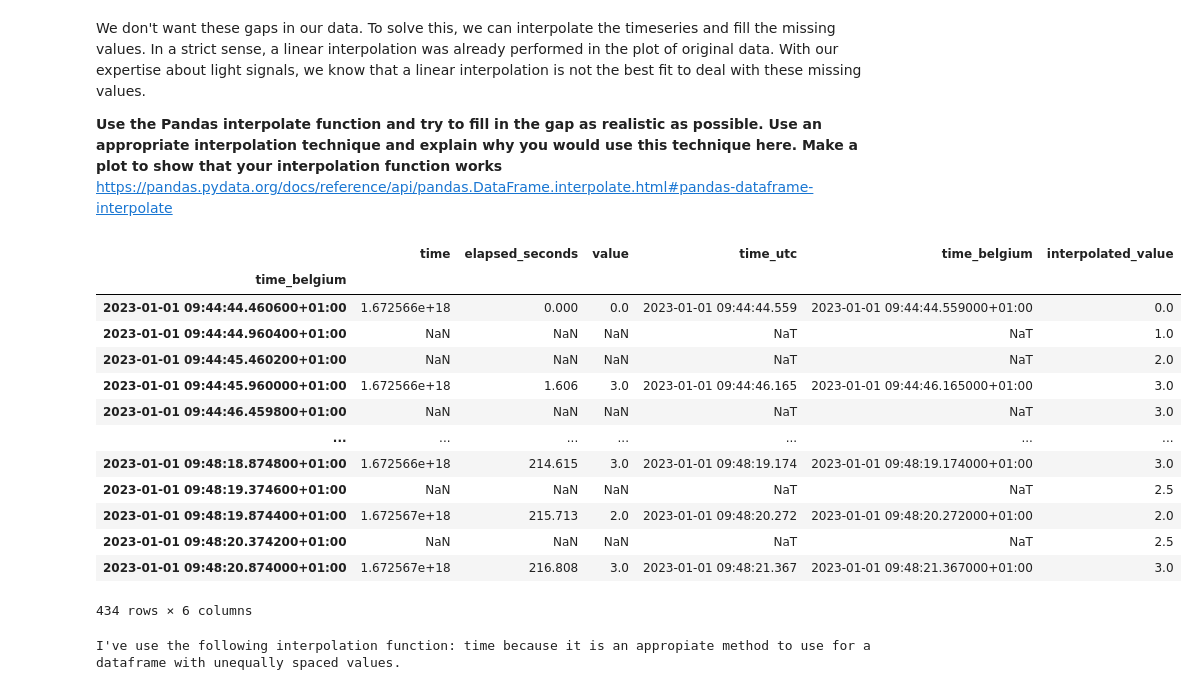
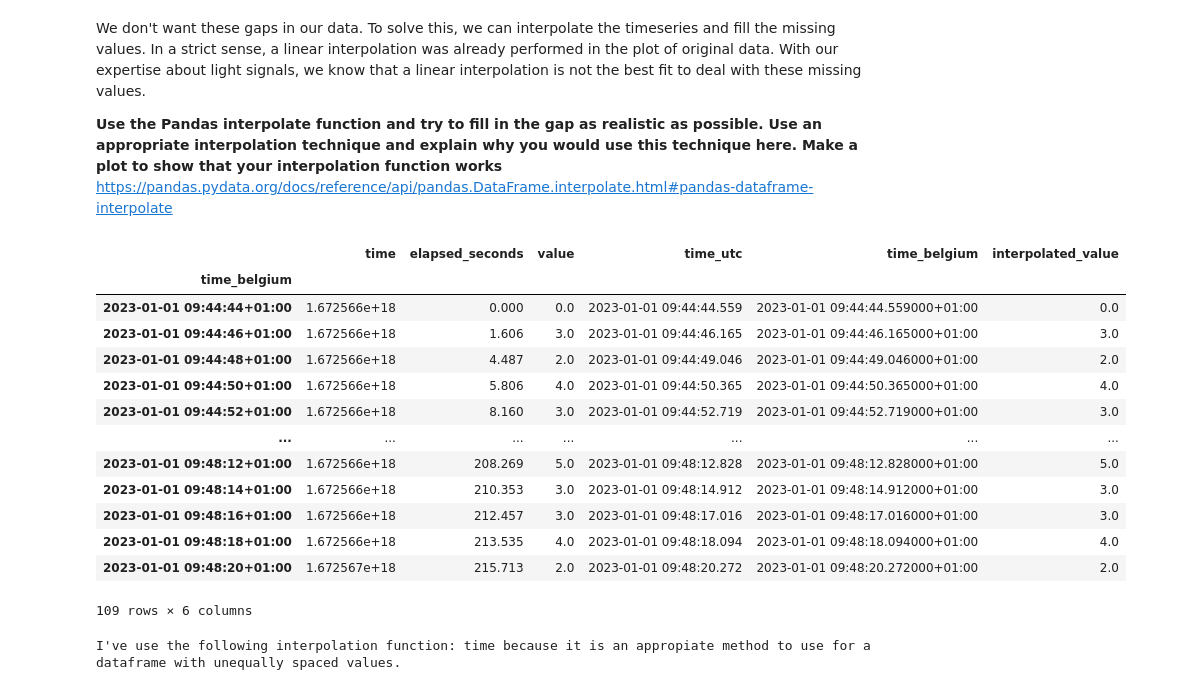
Before and after one commit to cesarz10/Data-Analytics-Healthcare, a Jupyter notebook: Lab_3_mobile/Lab_3_Mobile.ipynb, the cells around one changed output. Drawn from its saved outputs; the diff is of its cells as text; code cells hidden in the pictures.

```diff
--- a/Lab_3_mobile/Lab_3_Mobile.ipynb
+++ b/Lab_3_mobile/Lab_3_Mobile.ipynb
@@ -292,7 +295,8 @@ We still want our signal to be represented as an 0.5Hz time series. We have a va
 
 **Use the Pandas resample functionality and always keep the first value found. Warning: the resample function requires you to provide the sampling period instead of the sampling rate!**
 # %%
-resampled = df.resample('0.00833T').first() # minutes to seconds -> 0.5/60 = 0.00833...
+# resampled = df.resample('0.00833T').first() # minutes to seconds -> 0.5/60 = 0.00833...
+resampled = df.resample('2s').first() # minutes to seconds -> 0.5/60 = 0.00833...
 
 resampled
 # %% [output]
@@ -343,23 +347,23 @@ We don't want these gaps in our data. To solve this, we can interpolate the time
 
 **Use the Pandas interpolate function and try to fill in the gap as realistic as possible. Use an appropriate interpolation technique and explain why you would use this technique here. Make a plot to show that your interpolation function works** <br> https://pandas.pydata.org/docs/reference/api/pandas.DataFrame.interpolate.html#pandas-dataframe-interpolate
 # %%
-resampled['interpolated_value'] = resampled['value'].interpolate(method='time')
+resampled['interpolated_value'] = resampled['value'].interpolate(method='spline', order=3)
 resampled
 # %% [output]
 |  | time | elapsed_seconds | value | time_utc | time_belgium | interpolated_value |
 | time_belgium |  |  |  |  |  |  |
-| 2023-01-01 09:44:44.460600+01:00 | 1.672566e+18 | 0.000 | 0.0 | 2023-01-01 09:44:44.559 | 2023-01-01 09:44:44.559000+01:00 | 0.0 |
-| 2023-01-01 09:44:44.960400+01:00 | NaN | NaN | NaN | NaT | NaT | 1.0 |
-| 2023-01-01 09:44:45.460200+01:00 | NaN | NaN | NaN | NaT | NaT | 2.0 |
-| 2023-01-01 09:44:45.960000+01:00 | 1.672566e+18 | 1.606 | 3.0 | 2023-01-01 09:44:46.165 | 2023-01-01 09:44:46.165000+01:00 | 3.0 |
-| 2023-01-01 09:44:46.459800+01:00 | NaN | NaN | NaN | NaT | NaT | 3.0 |
+| 2023-01-01 09:44:44+01:00 | 1.672566e+18 | 0.000 | 0.0 | 2023-01-01 09:44:44.559 | 2023-01-01 09:44:44.559000+01:00 | 0.0 |
+| 2023-01-01 09:44:46+01:00 | 1.672566e+18 | 1.606 | 3.0 | 2023-01-01 09:44:46.165 | 2023-01-01 09:44:46.165000+01:00 | 3.0 |
+| 2023-01-01 09:44:48+01:00 | 1.672566e+18 | 4.487 | 2.0 | 2023-01-01 09:44:49.046 | 2023-01-01 09:44:49.046000+01:00 | 2.0 |
+| 2023-01-01 09:44:50+01:00 | 1.672566e+18 | 5.806 | 4.0 | 2023-01-01 09:44:50.365 | 2023-01-01 09:44:50.365000+01:00 | 4.0 |
+| 2023-01-01 09:44:52+01:00 | 1.672566e+18 | 8.160 | 3.0 | 2023-01-01 09:44:52.719 | 2023-01-01 09:44:52.719000+01:00 | 3.0 |
 | ... | ... | ... | ... | ... | ... | ... |
-| 2023-01-01 09:48:18.874800+01:00 | 1.672566e+18 | 214.615 | 3.0 | 2023-01-01 09:48:19.174 | 2023-01-01 09:48:19.174000+01:00 | 3.0 |
-| 2023-01-01 09:48:19.374600+01:00 | NaN | NaN | NaN | NaT | NaT | 2.5 |
-| 2023-01-01 09:48:19.874400+01:00 | 1.672567e+18 | 215.713 | 2.0 | 2023-01-01 09:48:20.272 | 2023-01-01 09:48:20.272000+01:00 | 2.0 |
-| 2023-01-01 09:48:20.374200+01:00 | NaN | NaN | NaN | NaT | NaT | 2.5 |
-| 2023-01-01 09:48:20.874000+01:00 | 1.672567e+18 | 216.808 | 3.0 | 2023-01-01 09:48:21.367 | 2023-01-01 09:48:21.367000+01:00 | 3.0 |
+| 2023-01-01 09:48:12+01:00 | 1.672566e+18 | 208.269 | 5.0 | 2023-01-01 09:48:12.828 | 2023-01-01 09:48:12.828000+01:00 | 5.0 |
+| 2023-01-01 09:48:14+01:00 | 1.672566e+18 | 210.353 | 3.0 | 2023-01-01 09:48:14.912 | 2023-01-01 09:48:14.912000+01:00 | 3.0 |
+| 2023-01-01 09:48:16+01:00 | 1.672566e+18 | 212.457 | 3.0 | 2023-01-01 09:48:17.016 | 2023-01-01 09:48:17.016000+01:00 | 3.0 |
+| 2023-01-01 09:48:18+01:00 | 1.672566e+18 | 213.535 | 4.0 | 2023-01-01 09:48:18.094 | 2023-01-01 09:48:18.094000+01:00 | 4.0 |
+| 2023-01-01 09:48:20+01:00 | 1.672567e+18 | 215.713 | 2.0 | 2023-01-01 09:48:20.272 | 2023-01-01 09:48:20.272000+01:00 | 2.0 |
-434 rows × 6 columns
+109 rows × 6 columns
 # %%
 answer4="""
 I've use the following interpolation function: time because it is an appropiate method to use for a dataframe with unequally spaced values.
```
Also changed, not shown: parts of 22 cells of this notebook.
